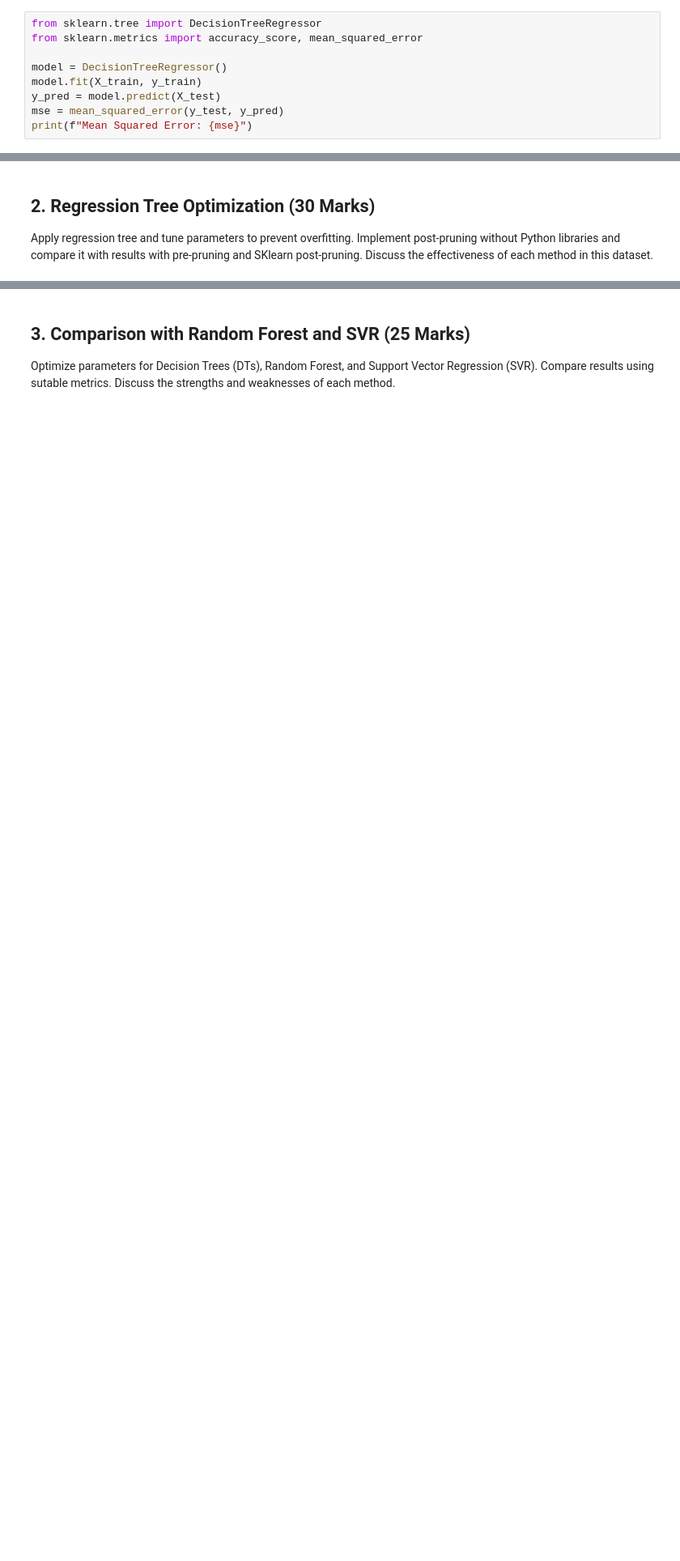
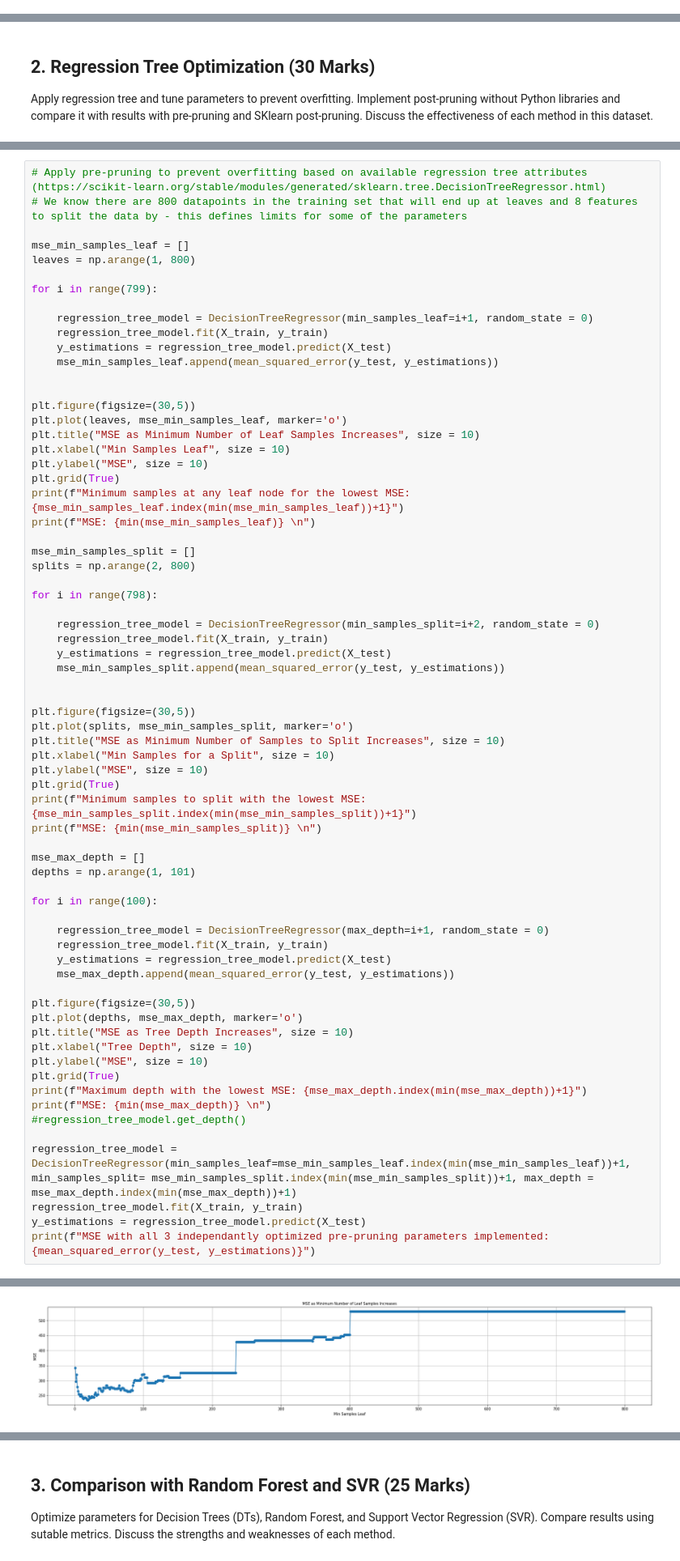
Before and after one commit to meglai/SYDE522, a Jupyter notebook: assignment2.ipynb, the cells around one changed output, grey strips where cells are left out. Shown at 81% size. Drawn from its saved outputs; the diff is of its cells as text; blank space fills up the shorter version.

```diff
--- a/assignment2.ipynb
+++ b/assignment2.ipynb
@@ -185,12 +190,3 @@ X_test = scalar.transform(X_test)
 print(f"X_train shape: {X_train.shape}")
 # %% [output]
 X_train shape: (800, 8)
-# %%
-from sklearn.tree import DecisionTreeRegressor
-from sklearn.metrics import accuracy_score, mean_squared_error
-
-model = DecisionTreeRegressor()
-model.fit(X_train, y_train)
-y_pred = model.predict(X_test)
-mse = mean_squared_error(y_test, y_pred)
-print(f"Mean Squared Error: {mse}")
@@ -203,0 +252,69 @@ Discuss the effectiveness of each method in this dataset.
+# %%
+# Apply pre-pruning to prevent overfitting based on available regression tree attributes (https://scikit-learn.org/stable/modules/generated/sklearn.tree.DecisionTreeRegressor.html)
+# We know there are 800 datapoints in the training set that will end up at leaves and 8 features to split the data by - this defines limits for some of the parameters
+
+mse_min_samples_leaf = []
+leaves = np.arange(1, 800)
+
+for i in range(799):
+
+    regression_tree_model = DecisionTreeRegressor(min_samples_leaf=i+1, random_state = 0)
+    regression_tree_model.fit(X_train, y_train)
+    y_estimations = regression_tree_model.predict(X_test)
+    mse_min_samples_leaf.append(mean_squared_error(y_test, y_estimations))
+
+
+plt.figure(figsize=(30,5))
+plt.plot(leaves, mse_min_samples_leaf, marker='o')
+plt.title("MSE as Minimum Number of Leaf Samples Increases", size = 10)
+plt.xlabel("Min Samples Leaf", size = 10)
+plt.ylabel("MSE", size = 10)
+plt.grid(True)
+print(f"Minimum samples at any leaf node for the lowest MSE: {mse_min_samples_leaf.index(min(mse_min_samples_leaf))+1}")
+print(f"MSE: {min(mse_min_samples_leaf)} \n")
+
+mse_min_samples_split = []
+splits = np.arange(2, 800)
+
+for i in range(798):
+
+    regression_tree_model = DecisionTreeRegressor(min_samples_split=i+2, random_state = 0)
+    regression_tree_model.fit(X_train, y_train)
+    y_estimations = regression_tree_model.predict(X_test)
+    mse_min_samples_split.append(mean_squared_error(y_test, y_estimations))
+
+
+plt.figure(figsize=(30,5))
+plt.plot(splits, mse_min_samples_split, marker='o')
+plt.title("MSE as Minimum Number of Samples to Split Increases", size = 10)
+plt.xlabel("Min Samples for a Split", size = 10)
+plt.ylabel("MSE", size = 10)
+plt.grid(True)
+print(f"Minimum samples to split with the lowest MSE: {mse_min_samples_split.index(min(mse_min_samples_split))+1}")
+print(f"MSE: {min(mse_min_samples_split)} \n")
+
+mse_max_depth = []
+depths = np.arange(1, 101)
+
+for i in range(100):
+
+    regression_tree_model = DecisionTreeRegressor(max_depth=i+1, random_state = 0)
+    regression_tree_model.fit(X_train, y_train)
+    y_estimations = regression_tree_model.predict(X_test)
+    mse_max_depth.append(mean_squared_error(y_test, y_estimations))
+
+plt.figure(figsize=(30,5))
+plt.plot(depths, mse_max_depth, marker='o')
+plt.title("MSE as Tree Depth Increases", size = 10)
+plt.xlabel("Tree Depth", size = 10)
+plt.ylabel("MSE", size = 10)
+plt.grid(True)
+print(f"Maximum depth with the lowest MSE: {mse_max_depth.index(min(mse_max_depth))+1}")
+print(f"MSE: {min(mse_max_depth)} \n")
+#regression_tree_model.get_depth()
+
+regression_tree_model = DecisionTreeRegressor(min_samples_leaf=mse_min_samples_leaf.index(min(mse_min_samples_leaf))+1, min_samples_split= mse_min_samples_split.index(min(mse_min_samples_split))+1, max_depth = mse_max_depth.index(min(mse_max_depth))+1)
+regression_tree_model.fit(X_train, y_train)
+y_estimations = regression_tree_model.predict(X_test)
+print(f"MSE with all 3 independantly optimized pre-pruning parameters implemented: {mean_squared_error(y_test, y_estimations)}")
+# %% [output]
@@ -203,0 +331 @@ Discuss the effectiveness of each method in this dataset.
+[figure, added]
```
Also changed, not shown: parts of 5 cells of this notebook.
